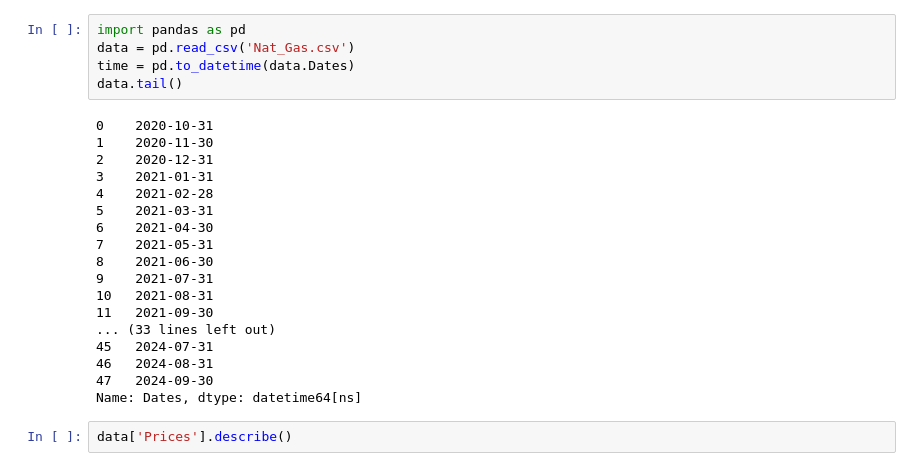
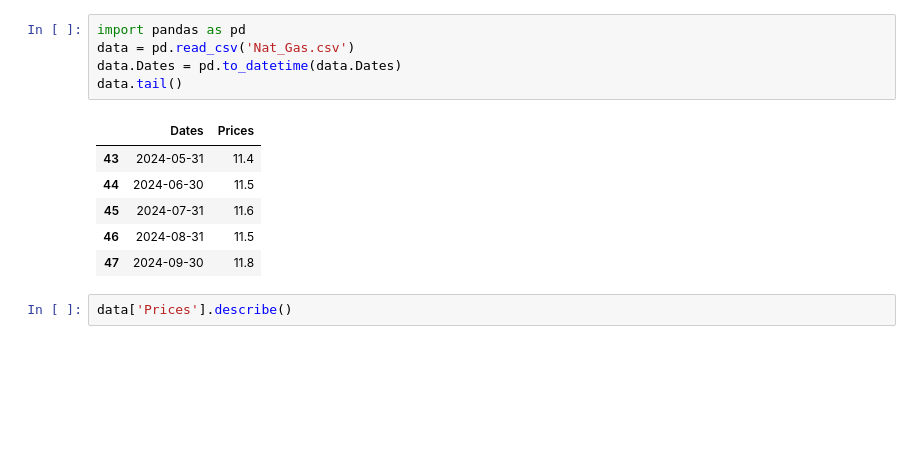
Before and after one commit to semingrai/Quantitative-Research-JPMorgan-Virtual-Simulation, a Jupyter notebook: nat_gas.ipynb, the cells around one changed output. Saved outputs shown, nothing was run; the diff lists cells and outputs as text; blank space fills up the shorter version.

```diff
--- a/nat_gas.ipynb
+++ b/nat_gas.ipynb
@@ -1,26 +1,15 @@
 # %%
 import pandas as pd
 data = pd.read_csv('Nat_Gas.csv')
-time = pd.to_datetime(data.Dates)
+data.Dates = pd.to_datetime(data.Dates)
 data.tail()
 # %% [output]
-0    2020-10-31
-1    2020-11-30
-2    2020-12-31
-3    2021-01-31
-4    2021-02-28
-5    2021-03-31
-6    2021-04-30
-7    2021-05-31
-8    2021-06-30
-9    2021-07-31
-10   2021-08-31
-11   2021-09-30
-... (33 lines left out)
-45   2024-07-31
-46   2024-08-31
-47   2024-09-30
-Name: Dates, dtype: datetime64[ns]
+|  | Dates | Prices |
+| 43 | 2024-05-31 | 11.4 |
+| 44 | 2024-06-30 | 11.5 |
+| 45 | 2024-07-31 | 11.6 |
+| 46 | 2024-08-31 | 11.5 |
+| 47 | 2024-09-30 | 11.8 |
 # %%
 data['Prices'].describe()
 # %% [output]
```
Also changed, not shown: parts of 7 cells of this notebook.
